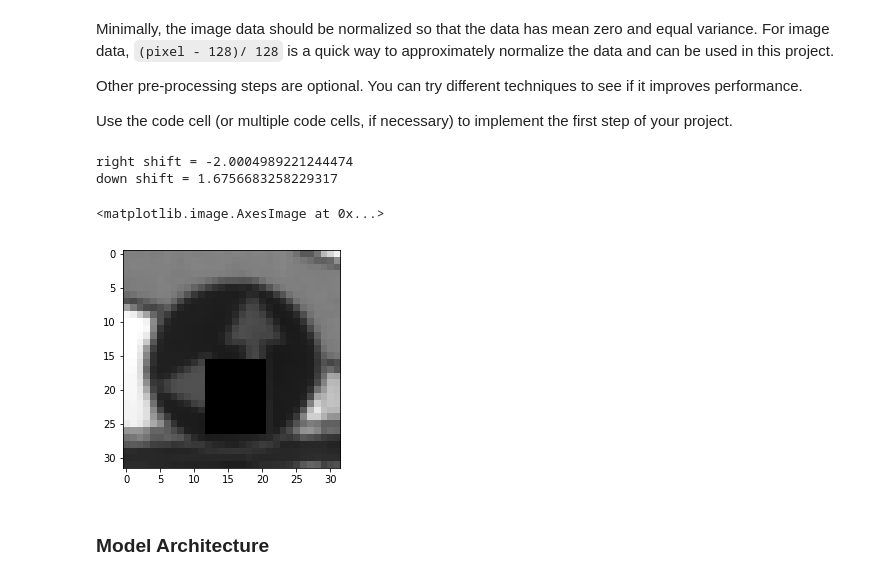
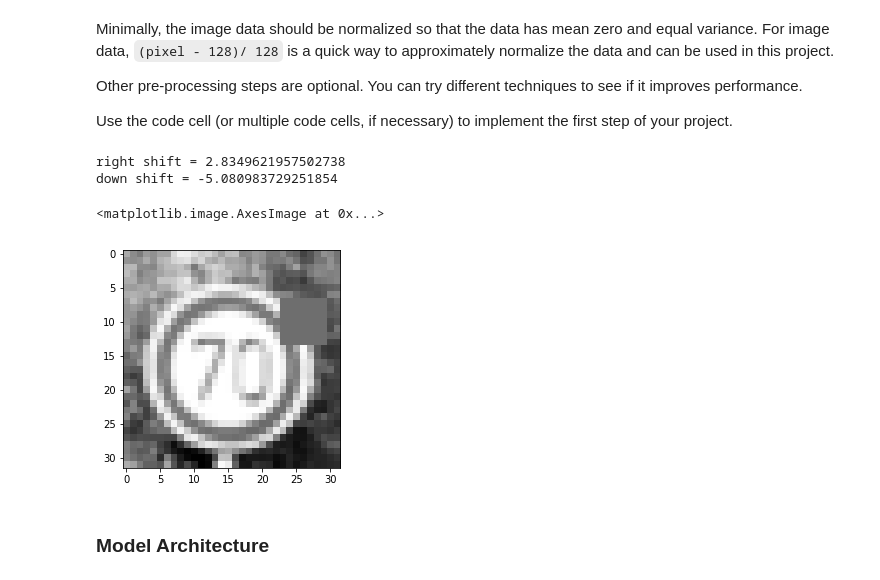
Before and after one commit to xingliuUT/CarND-Traffic-Sign-Classifier-Project, a Jupyter notebook: Traffic_Sign_Classifier.ipynb, the cells around one changed output. Saved outputs shown, nothing was run; the diff lists cells and outputs as text; code cells hidden in the pictures.

Commit message:
fix: adjust size and position range for blocks

```diff
--- a/Traffic_Sign_Classifier.ipynb
+++ b/Traffic_Sign_Classifier.ipynb
@@ -182,43 +182,43 @@ def random_rotation_scaling(img, maxAngle, scaleFactor):
     #cv2.getRotationMatrix2D(center,angle,scale)
     random_angle = random.uniform(- maxAngle, maxAngle)
     random_scale = random.uniform(1. - scaleFactor, 1. + scaleFactor)
     print("angle =", random_angle)
     print("scale =", random_scale)
     Mrotation = cv2.getRotationMatrix2D((ncol/2, nrow/2),random_angle,random_scale)
     return cv2.warpAffine(img, Mrotation,(ncol, nrow))
 
 #plt.imshow(random_rotation_scaling(X_train[index], 20., 0.5))
 def random_translation(img, dFactor):
     ncol, nrow, nch = img.shape
     tX = dFactor * ncol * random.uniform(-1., 1.)
     tY = dFactor * nrow * random.uniform(-1., 1.)
     print("right shift =", tX)
     print("down shift =", tY)
     Mtrans = np.float32([[1,0,tX], [0,1,tY]])
     return cv2.warpAffine(img, Mtrans,(ncol, nrow))
 plt.imshow(random_translation(X_train[index], 0.2))
 
-def add_blocks(img):
-    width = random.uniform(3, 10)
-    height = random.uniform(3, 10)
-    baseX = random.uniform(0, 32)
-    baseY = random.uniform(0, 32)
+def add_random_blocks(img):
+    width = random.uniform(3, 16)
+    height = random.uniform(3, 16)
+    baseX = random.uniform(4, 28)
+    baseY = random.uniform(4, 24)
     vertices = np.array([[(baseX, baseY),\
                           (baseX, baseY + height), \
                           (baseX + width, baseY + height), \
                           (baseX + width, baseY)]], \
                         dtype=np.int32)
-    return cv2.fillPoly(img, vertices, 0)
+    return cv2.fillPoly(img, vertices, 128)
 
-plt.imshow(add_blocks(grayscale(X_train[5001])), cmap = "gray")
+plt.imshow(add_blocks(grayscale(X_train[8001])), cmap = "gray")
 
 #X_train = preprocess(X_train)
 #X_valid = preprocess(X_valid)
 # %% [output]
-right shift = -2.0004989221244474
-down shift = 1.6756683258229317
+right shift = 2.8349621957502738
+down shift = -5.080983729251854
 <matplotlib.image.AxesImage at 0x...>
-[figure, old version]
+[figure, new version]
 # %% [markdown]
 ### Model Architecture
 # %%
```
